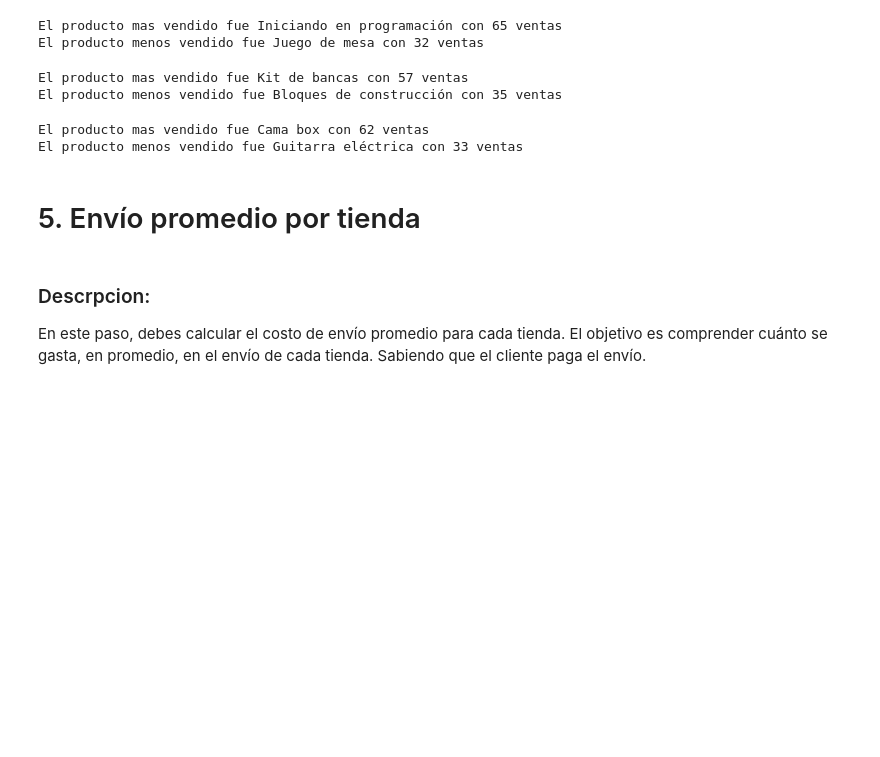
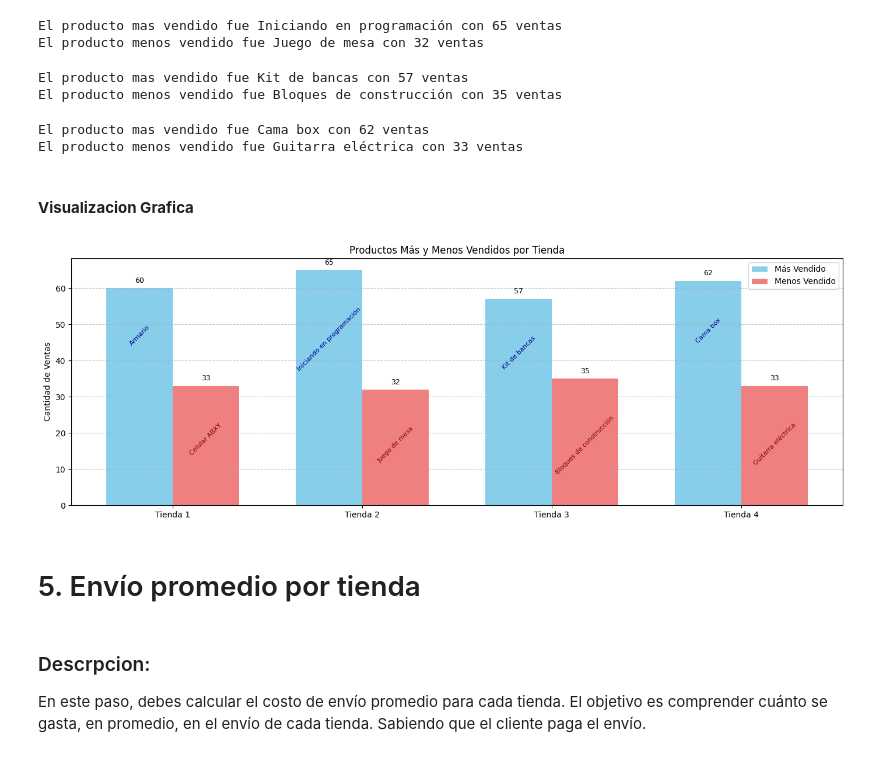
Before and after one commit to jorigo/Challenge-Tienda-de-Juan-DataScience, a Jupyter notebook: Challenge_tienda_juan.ipynb, the cells around one changed output. Saved outputs shown, nothing was run; the diff lists cells and outputs as text; code cells hidden in the pictures; blank space fills up the shorter version.

```diff
--- a/Challenge_tienda_juan.ipynb
+++ b/Challenge_tienda_juan.ipynb
@@ -217,6 +268,80 @@ print(f"El producto menos vendido fue {menos_vendido} con {min_cant} ventas")
 # %% [output]
 El producto mas vendido fue Cama box con 62 ventas
 El producto menos vendido fue Guitarra eléctrica con 33 ventas
+# %% [markdown]
+#### **Visualizacion Grafica**
+# %%
+
+import numpy as np
+
+def get_product_sales_data(df, store_name):
+    ventas = df.groupby('Producto')['Producto'].count().sort_values(ascending=False)
+    mas_vendido_name = ventas.idxmax()
+    mas_vendido_count = ventas.max()
+    menos_vendido_name = ventas.idxmin()
+    menos_vendido_count = ventas.min()
+    return {
+        'Store': store_name,
+        'Producto': [mas_vendido_name, menos_vendido_name],
+        'Cantidad': [mas_vendido_count, menos_vendido_count],
+        'Tipo': ['Más Vendido', 'Menos Vendido']
+    }
+
+tienda1_df = pd.read_csv(url)
+
+data_tienda1 = get_product_sales_data(tienda1_df, 'Tienda 1')
+data_tienda2 = get_product_sales_data(tienda2, 'Tienda 2')
+data_tienda3 = get_product_sales_data(tienda3, 'Tienda 3')
+data_tienda4 = get_product_sales_data(tienda4, 'Tienda 4')
+
+
+combined_data = pd.concat([
+    pd.DataFrame(data_tienda1),
+    pd.DataFrame(data_tienda2),
+    pd.DataFrame(data_tienda3),
+    pd.DataFrame(data_tienda4)
+]).reset_index(drop=True)
+
+
+fig, ax = plt.subplots(figsize=(14, 5))
+
+stores = combined_data['Store'].unique()
+product_types = combined_data['Tipo'].unique()
+
+width = 0.35
+ind = np.arange(len(stores))
+
+
+mas_vendido_counts = [combined_data[(combined_data['Store'] == s) & (combined_data['Tipo'] == 'Más Vendido')]['Cantidad'].iloc[0] for s in stores]
+rects1 = ax.bar(ind - width/2, mas_vendido_counts, width, label='Más Vendido', color='skyblue')
+
+menos_vendido_counts = [combined_data[(combined_data['Store'] == s) & (combined_data['Tipo'] == 'Menos Vendido')]['Cantidad'].iloc[0] for s in stores]
+rects2 = ax.bar(ind + width/2, menos_vendido_counts, width, label='Menos Vendido', color='lightcoral')
+
+
+for i, store in enumerate(stores):
+    mas_vendido_product = combined_data[(combined_data['Store'] == store) & (combined_data['Tipo'] == 'Más Vendido')]['Producto'].iloc[0]
+    menos_vendido_product = combined_data[(combined_data['Store'] == store) & (combined_data['Tipo'] == 'Menos Vendido')]['Producto'].iloc[0]
+
+    ax.text(ind[i] - width/2, mas_vendido_counts[i] + 1, f'{mas_vendido_counts[i]}', ha='center', va='bottom', fontsize=9, color='black')
+    ax.text(ind[i] + width/2, menos_vendido_counts[i] + 1, f'{menos_vendido_counts[i]}', ha='center', va='bottom', fontsize=9, color='black')
+
+
+    ax.text(ind[i] - width/2, mas_vendido_counts[i] - 10, f'{mas_vendido_product}', ha='center', va='top', fontsize=8, color='darkblue', rotation=45)
+    ax.text(ind[i] + width/2, menos_vendido_counts[i] - 10, f'{menos_vendido_product}', ha='center', va='top', fontsize=8, color='darkred', rotation=45)
+
+
+ax.set_ylabel('Cantidad de Ventas')
+ax.set_title('Productos Más y Menos Vendidos por Tienda')
+ax.set_xticks(ind)
+ax.set_xticklabels(stores)
+ax.legend()
+ax.grid(axis='y', linestyle='--', alpha=0.7)
+
+plt.tight_layout()
+plt.show()
+# %% [output]
+[figure, added]
 # %% [markdown]
 # 5. Envío promedio por tienda
 # %% [markdown]
```
Also changed, not shown: parts of 9 cells of this notebook.
